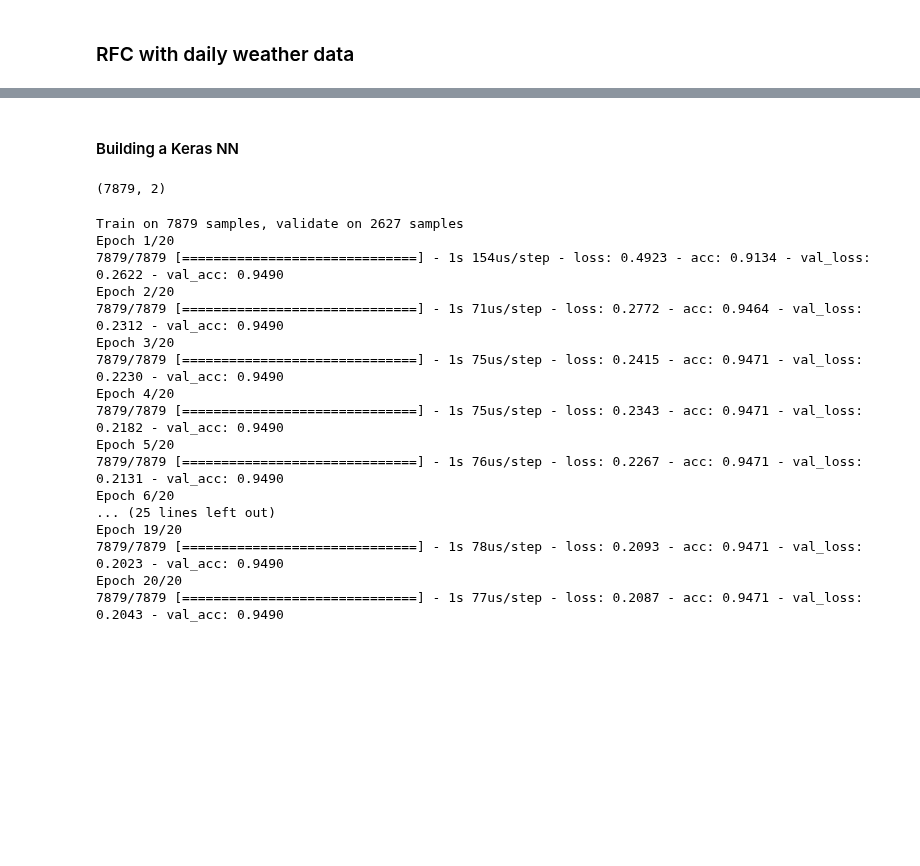
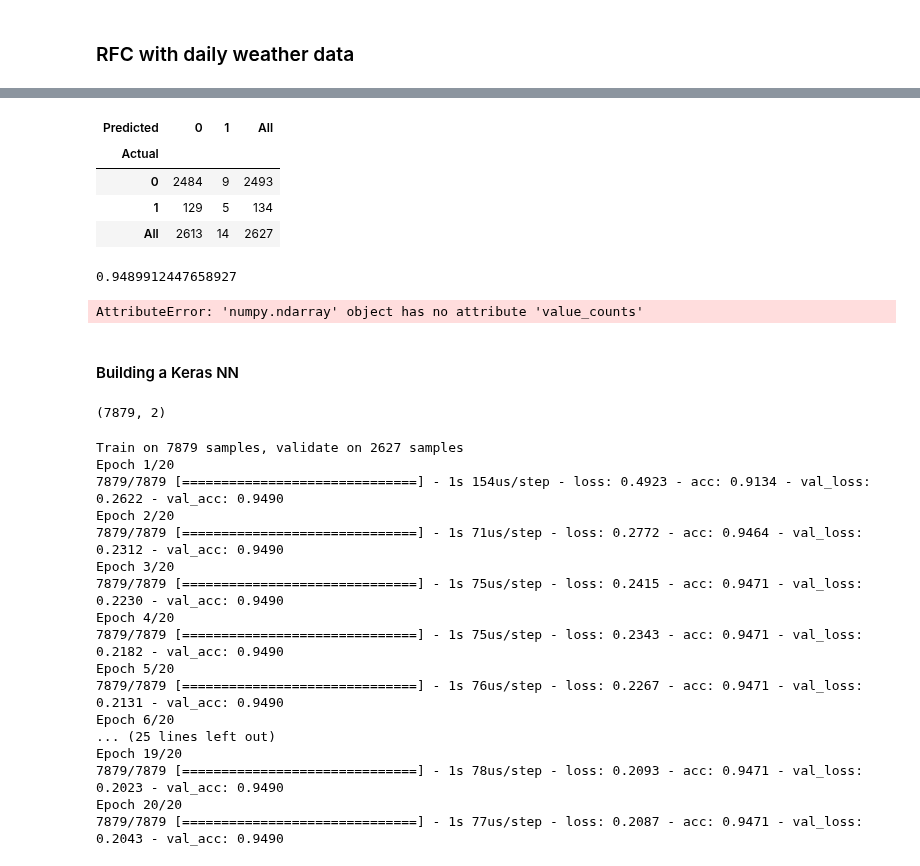
Before and after one commit to reef87/Predicting-West-Nile-Virus-Outbreaks-in-Chicago, a Jupyter notebook: code/wnv_reef.ipynb, the cells around one changed output, grey strips where cells are left out. Saved outputs shown, nothing was run; the diff lists cells and outputs as text; code cells hidden in the pictures; blank space fills up the shorter version.

```diff
--- a/code/wnv_reef.ipynb
+++ b/code/wnv_reef.ipynb
@@ -331,0 +331,11 @@ Name: Address, Length: 71, dtype: int64
+# %%
+X = wnvd_train[['Species', 'Trap', 'Heat',
+              'Cool', 'PrecipTotal', 'DewPoint', 'WetBulb']]
+
+y = wnvd_train['WnvPresent']
+
+X_train, X_test, y_train, y_test = train_test_split(X,y, random_state=42)
+# %%
+mnb = MultinomialNB()
+mnb.fit(X_train, y_train)
+mnb.score(X_test, y_test)
@@ -331,0 +373,13 @@ Name: Address, Length: 71, dtype: int64
+# %%
+# Gridsearch ETC
+
+etc_params = {'n_estimators':[1,5,10,20,25,50,100],
+              'criterion': ['gini', 'entropy'],
+              'max_depth': [1,2,5,None],
+              'min_samples_leaf': [1,2,5]}
+
+etc_gridsearch = GridSearchCV(ExtraTreesClassifier(), etc_params, verbose=1, cv=5, n_jobs=4)
+etc_gridsearch.fit(X_train,y_train)
+
+print('GridSearch score:',etc_gridsearch.best_score_)
+print('Best Parameters:', etc_gridsearch.best_params_)
@@ -331,0 +392,24 @@ Name: Address, Length: 71, dtype: int64
+# %%
+y_preds = etc_gridsearch.predict(X_test)
+# %%
+etc_df_confusion = pd.crosstab(y_test, y_preds, rownames=['Actual'], colnames=['Predicted'], margins=True)
+etc_df_confusion
+# %% [output]
+| Predicted | 0 | 1 | All |
+| Actual |  |  |  |
+| 0 | 2484 | 9 | 2493 |
+| 1 | 129 | 5 | 134 |
+| All | 2613 | 14 | 2627 |
+# %%
+etc = ExtraTreesClassifier(criterion='entropy',
+                           max_depth=5,
+                           n_estimators=50,
+                           min_samples_leaf=2)
+etc.fit(X_train, y_train)
+etc.score(X_test, y_test)
+# %% [output]
+0.9489912447658927
+# %%
+etc.predict(x)
+# %% [output]
+AttributeError: 'numpy.ndarray' object has no attribute 'value_counts'
```
Also changed, not shown: parts of 35 cells of this notebook, 1 other file.
